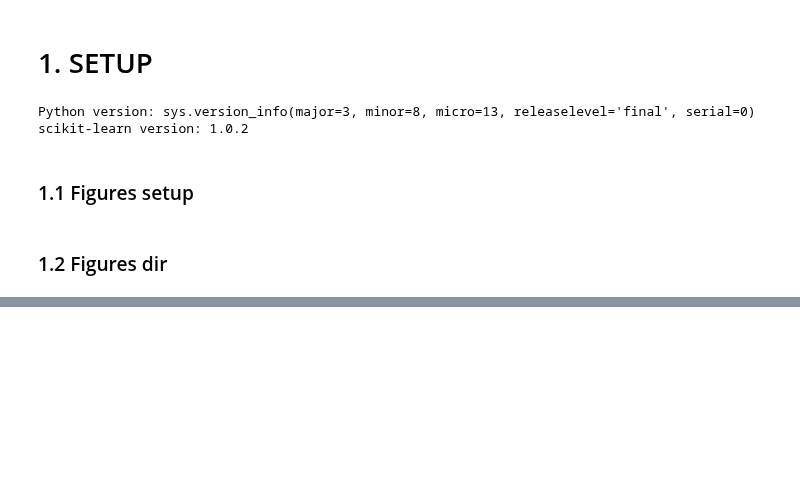
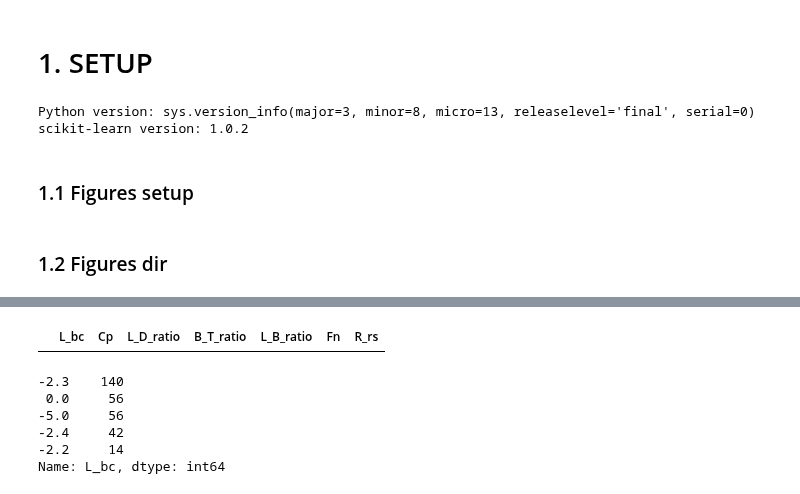
Before and after one commit to dujest/yacht-resistance, a Jupyter notebook: yacht_resistance_prediction.ipynb, the cells around one changed output, grey strips where cells are left out. Saved outputs shown, nothing was run; the diff lists cells and outputs as text; code cells hidden in the pictures; blank space fills up the shorter version.

```diff
--- a/yacht_resistance_prediction.ipynb
+++ b/yacht_resistance_prediction.ipynb
@@ -37,0 +89,14 @@ def save_fig(fig_id, tigh_layout=True, fig_extension="png", resolution=300):
+# %%
+sample_incomplete_rows = yacht[yacht.isnull().any(axis=1)].head()
+sample_incomplete_rows
+# %% [output]
+|  | L_bc | Cp | L_D_ratio | B_T_ratio | L_B_ratio | Fn | R_rs |
+# %%
+yacht["L_bc"].value_counts()
+# %% [output]
+-2.3    140
+ 0.0     56
+-5.0     56
+-2.4     42
+-2.2     14
+Name: L_bc, dtype: int64
```
Also changed, not shown: parts of 15 cells of this notebook.
